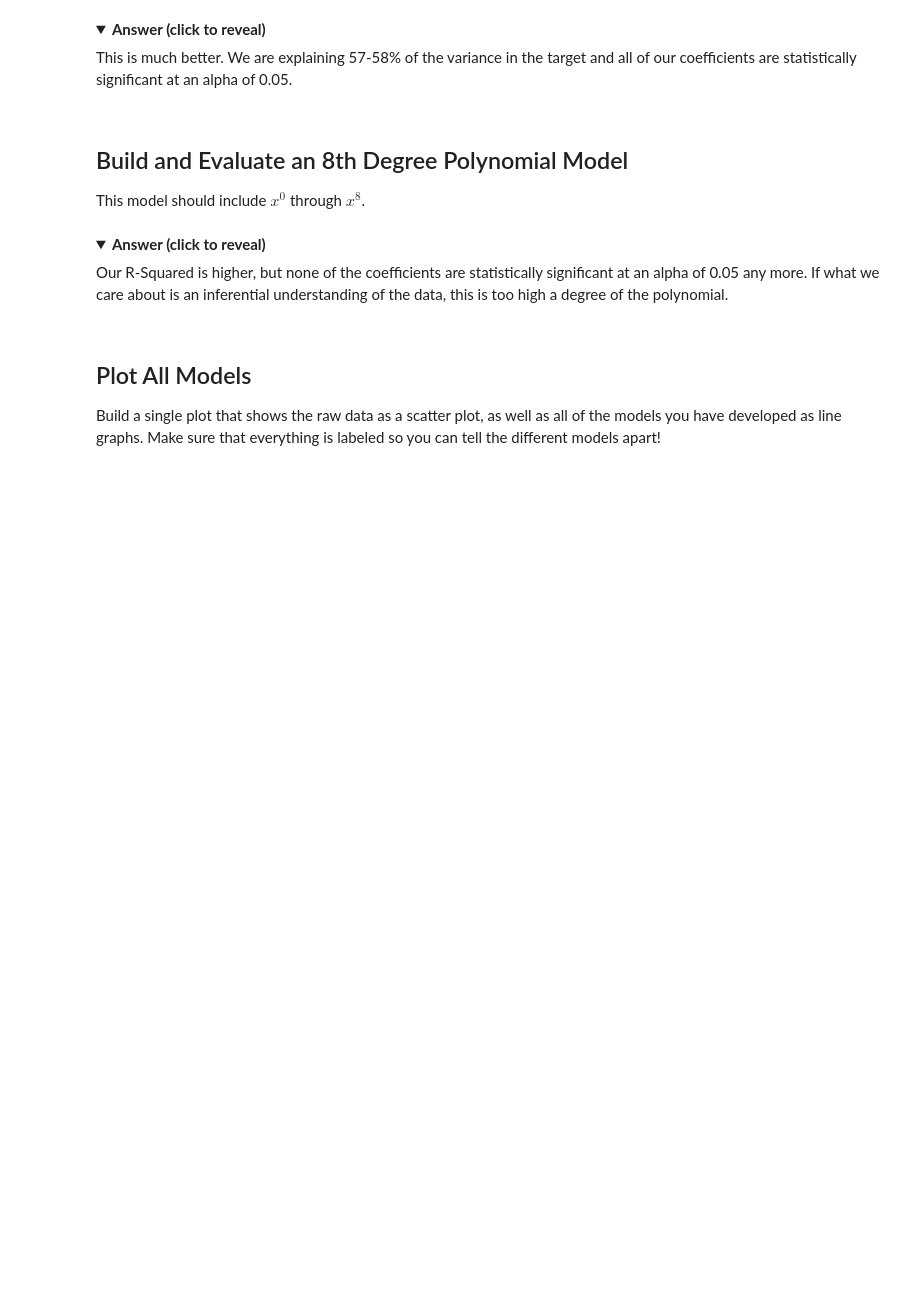
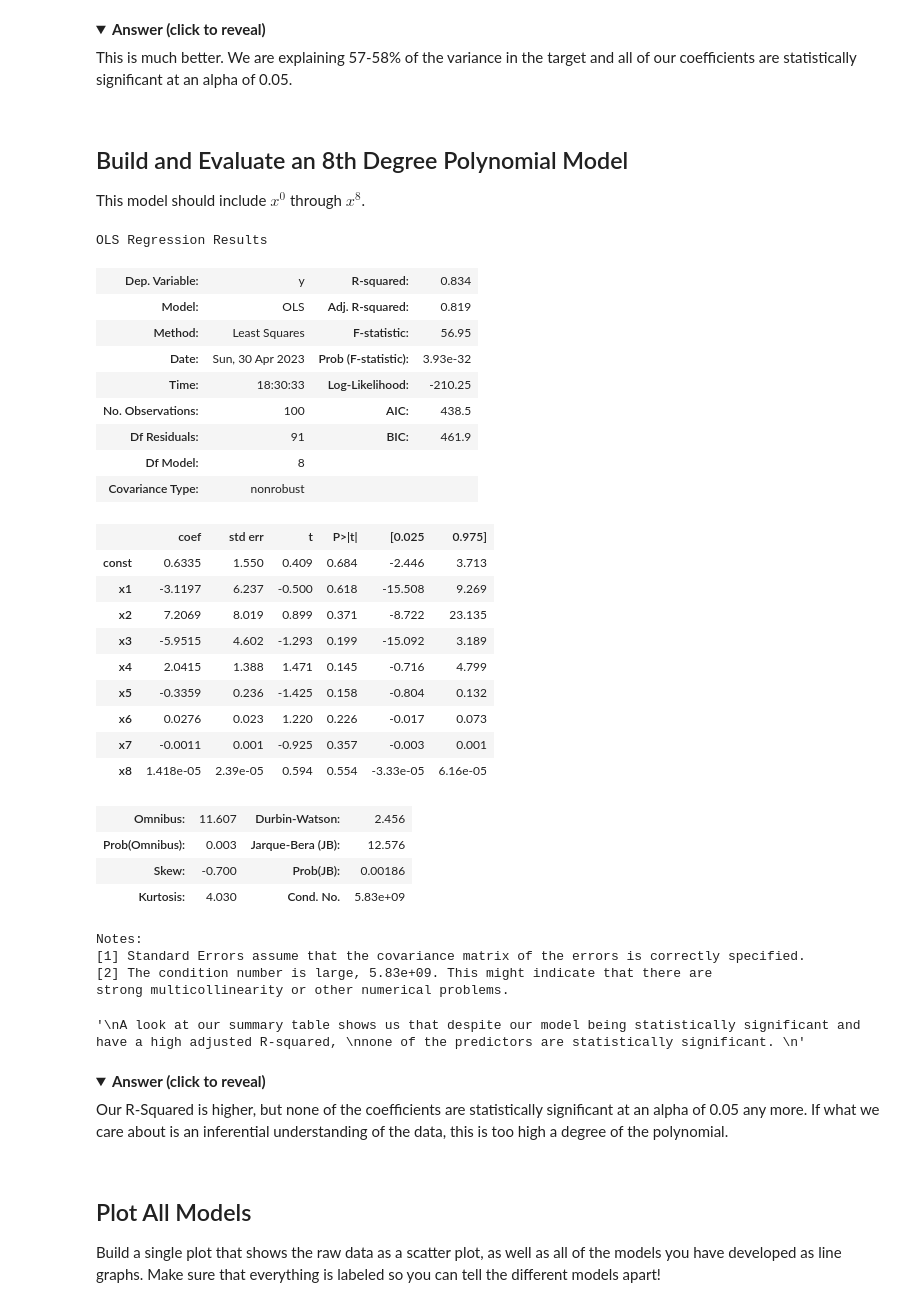
Before and after one commit to bmjaron/dsc-polynomial-regression-lab-v2-5, a Jupyter notebook: index.ipynb, the cells around one changed output. Cells and saved outputs as stored; diff of their text form; code cells hidden in the pictures; folded sections open; blank space fills up the shorter version.

```diff
--- a/index.ipynb
+++ b/index.ipynb
@@ -94,5 +174,40 @@ This is much better. We are explaining 57-58% of the variance in the target and
 This model should include $x^0$ through $x^8$.
 # %%
 # Your code here - prepare 8th degree polynomial data and fit a model
+poly = PolynomialFeatures(8)
+x_8 = poly.fit_transform(x)
+
+model_8 = sm.OLS(endog=y, exog=sm.add_constant(x_8))
+results_8 = model_8.fit()
+results_8.summary()
+# %% [output]
+OLS Regression Results
+| Dep. Variable: | y | R-squared: | 0.834 |
+| Model: | OLS | Adj. R-squared: | 0.819 |
+| Method: | Least Squares | F-statistic: | 56.95 |
+| Date: | Sun, 30 Apr 2023 | Prob (F-statistic): | 3.93e-32 |
+| Time: | 18:30:33 | Log-Likelihood: | -210.25 |
+| No. Observations: | 100 | AIC: | 438.5 |
+| Df Residuals: | 91 | BIC: | 461.9 |
+| Df Model: | 8 |  |  |
+| Covariance Type: | nonrobust |  |  |
+|  | coef | std err | t | P>|t| | [0.025 | 0.975] |
+| const | 0.6335 | 1.550 | 0.409 | 0.684 | -2.446 | 3.713 |
+| x1 | -3.1197 | 6.237 | -0.500 | 0.618 | -15.508 | 9.269 |
+| x2 | 7.2069 | 8.019 | 0.899 | 0.371 | -8.722 | 23.135 |
+| x3 | -5.9515 | 4.602 | -1.293 | 0.199 | -15.092 | 3.189 |
+| x4 | 2.0415 | 1.388 | 1.471 | 0.145 | -0.716 | 4.799 |
+| x5 | -0.3359 | 0.236 | -1.425 | 0.158 | -0.804 | 0.132 |
+| x6 | 0.0276 | 0.023 | 1.220 | 0.226 | -0.017 | 0.073 |
+| x7 | -0.0011 | 0.001 | -0.925 | 0.357 | -0.003 | 0.001 |
+| x8 | 1.418e-05 | 2.39e-05 | 0.594 | 0.554 | -3.33e-05 | 6.16e-05 |
+| Omnibus: | 11.607 | Durbin-Watson: | 2.456 |
+| Prob(Omnibus): | 0.003 | Jarque-Bera (JB): | 12.576 |
+| Skew: | -0.700 | Prob(JB): | 0.00186 |
+| Kurtosis: | 4.030 | Cond. No. | 5.83e+09 |
+Notes:
+[1] Standard Errors assume that the covariance matrix of the errors is correctly specified.
+[2] The condition number is large, 5.83e+09. This might indicate that there are
+strong multicollinearity or other numerical problems.
 # %%
 # Your code here - evaluate (adjusted) R-Squared and coefficient p-values
@@ -101,3 +214,11 @@ This model should include $x^0$ through $x^8$.
+# %%
+# Your written answer here - summarize findings
+"""
+A look at our summary table shows us that despite our model being statistically significant and have a high adjusted R-squared,
+none of the predictors are statistically significant.
+"""
+# %% [output]
+'\nA look at our summary table shows us that despite our model being statistically significant and have a high adjusted R-squared, \nnone of the predictors are statistically significant. \n'
 # %% [markdown]
 <details>
     <summary style="cursor: pointer"><b>Answer (click to reveal)</b></summary>
```
Also changed, not shown: parts of 12 cells of this notebook.
